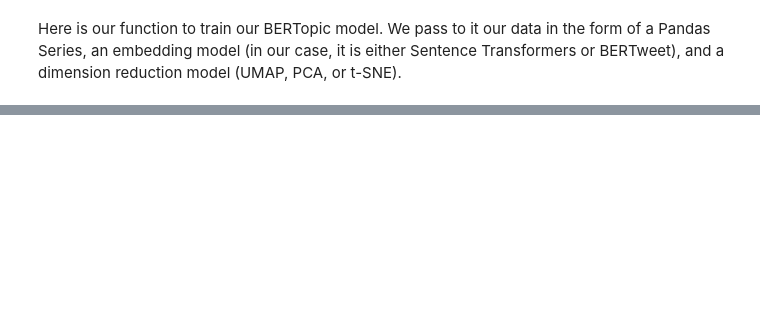
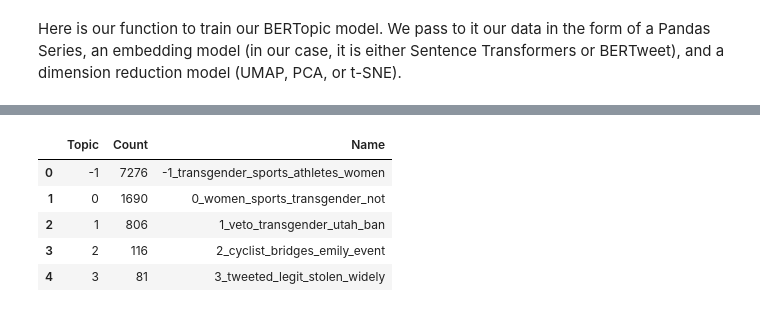
Before and after one commit to kanguyen-vn/aml_vts22, a Jupyter notebook: main.ipynb, the cells around one changed output, grey strips where cells are left out. Cells and saved outputs as stored; diff of their text form; code cells hidden in the pictures; blank space fills up the shorter version.

```diff
--- a/main.ipynb
+++ b/main.ipynb
@@ -120,0 +174,12 @@ def main():
+# %%
+my_model = BERTopic.load("./models/BERT-base_PCA")
+# %%
+freq = my_model.get_topic_info()
+freq.head()
+# %% [output]
+|  | Topic | Count | Name |
+| 0 | -1 | 7276 | -1_transgender_sports_athletes_women |
+| 1 | 0 | 1690 | 0_women_sports_transgender_not |
+| 2 | 1 | 806 | 1_veto_transgender_utah_ban |
+| 3 | 2 | 116 | 2_cyclist_bridges_emily_event |
+| 4 | 3 | 81 | 3_tweeted_legit_stolen_widely |
```
Also changed, not shown: parts of 9 cells of this notebook.
